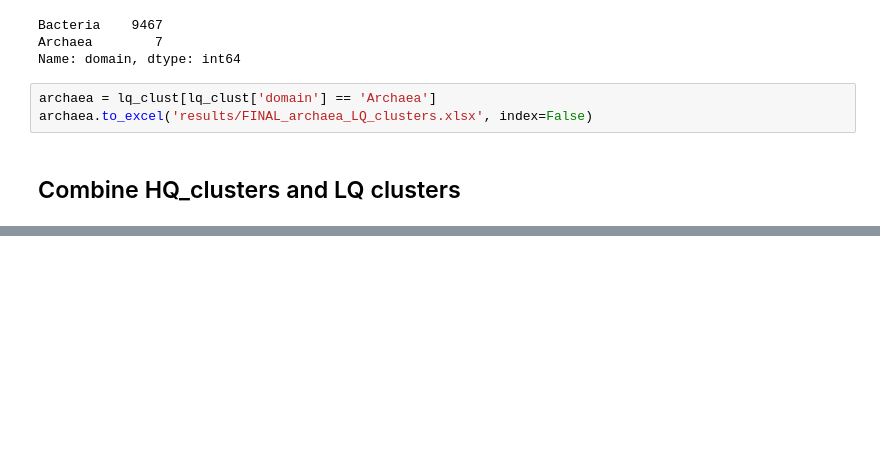
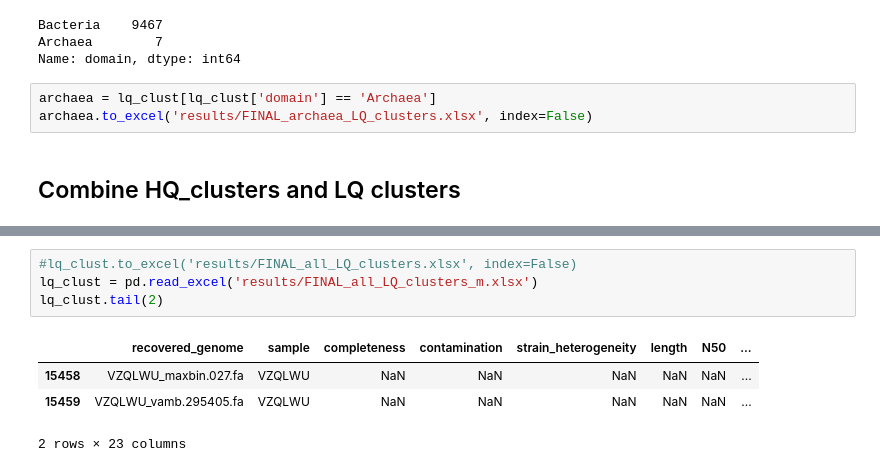
Before and after one commit to Chartiza/2023_LQ_clustering_add, a Jupyter notebook: MRG_all.ipynb, the cells around one changed output, grey strips where cells are left out. Cells and saved outputs as stored; diff of their text form; blank space fills up the shorter version.

```diff
--- a/MRG_all.ipynb
+++ b/MRG_all.ipynb
@@ -194,2 +199,11 @@ lq_clust['Bin_qual'] = np.where(lq_clust['contamination'] > 10, 'LQ', np.where(l
 hq_clust = hq_clust.drop(['genome'], axis=1)
 hq_clust = hq_clust.rename(columns={'secondary_cluster_x':'secondary_cluster'})
+# %%
+#lq_clust.to_excel('results/FINAL_all_LQ_clusters.xlsx', index=False)
+lq_clust = pd.read_excel('results/FINAL_all_LQ_clusters_m.xlsx')
+lq_clust.tail(2)
+# %% [output]
+|  | recovered_genome | sample | completeness | contamination | strain_heterogeneity | length | N50 | ... |
+| 15458 | VZQLWU_maxbin.027.fa | VZQLWU | NaN | NaN | NaN | NaN | NaN | ... |
+| 15459 | VZQLWU_vamb.295405.fa | VZQLWU | NaN | NaN | NaN | NaN | NaN | ... |
+2 rows × 23 columns
```
Also changed, not shown: parts of 30 cells of this notebook.
